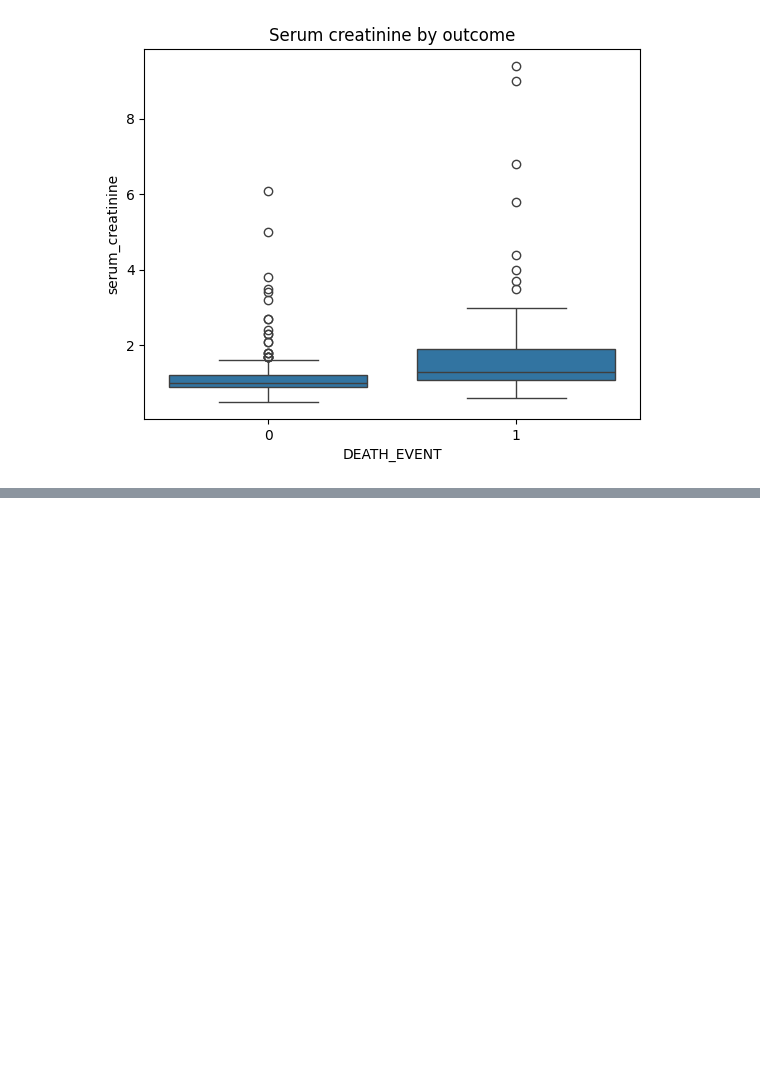
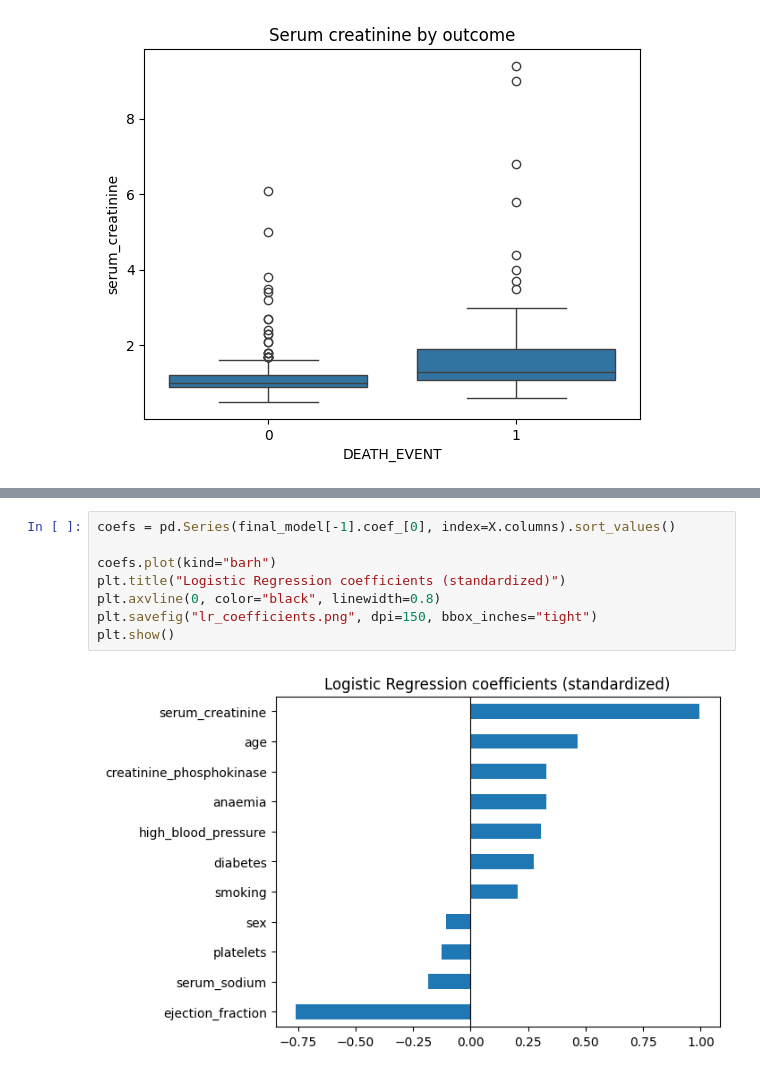
Before and after one commit to souha365/heart-failure-analysis, a Jupyter notebook: notebooks/01_exploration.ipynb, the cells around one changed output, grey strips where cells are left out. Drawn from its saved outputs; the diff is of its cells as text; blank space fills up the shorter version.

```diff
--- a/notebooks/01_exploration.ipynb
+++ b/notebooks/01_exploration.ipynb
@@ -92,0 +217,10 @@ plt.show()
+# %%
+coefs = pd.Series(final_model[-1].coef_[0], index=X.columns).sort_values()
+
+coefs.plot(kind="barh")
+plt.title("Logistic Regression coefficients (standardized)")
+plt.axvline(0, color="black", linewidth=0.8)
+plt.savefig("lr_coefficients.png", dpi=150, bbox_inches="tight")
+plt.show()
+# %% [output]
+[figure, added]
```
Also changed, not shown: parts of 10 cells of this notebook.
